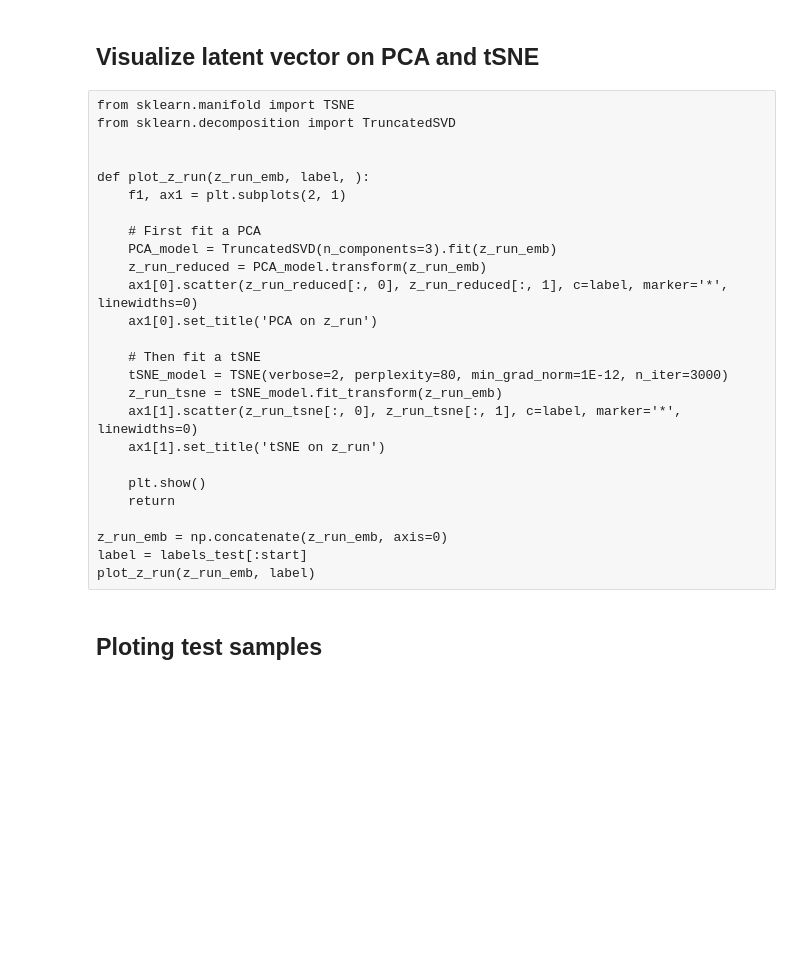
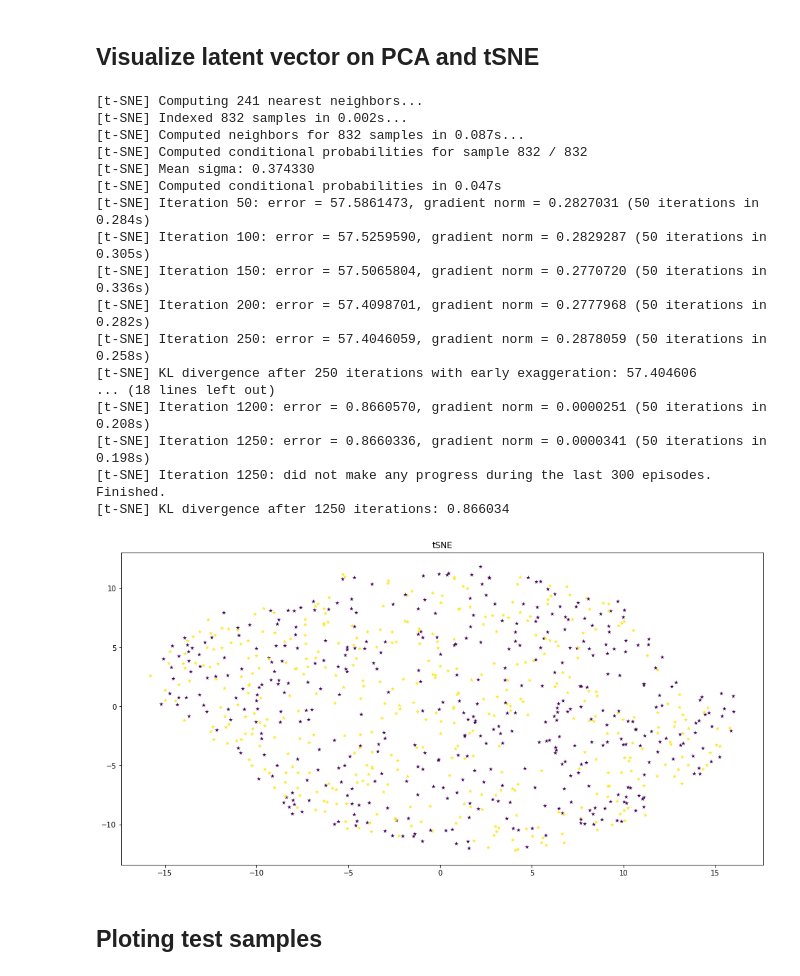
Before and after one commit to Flavio-96/K-AE-for-Time-Series, a Jupyter notebook: jupyter/Autoencoder_for_time_series.ipynb, the cells around one changed output. Drawn from its saved outputs; the diff is of its cells as text; code cells hidden in the pictures; blank space fills up the shorter version.

```diff
--- a/jupyter/Autoencoder_for_time_series.ipynb
+++ b/jupyter/Autoencoder_for_time_series.ipynb
@@ -318,23 +333,23 @@ dataset_configs = {
     },
     'FordA': {
         'num_layers': 2,
-        'hidden_size': 128,
+        'hidden_size': 96,
         'max_grad_norm': 5,
         'batch_size': 64,
-        'learning_rate': .003,
+        'learning_rate': .001,
         'crd': 1,
-        'num_l': 64,
-        'max_iterations': 1000
+        'num_l': 32,
+        'max_iterations': 1500
     },
     'FordB': {
         'num_layers': 2,
-        'hidden_size': 90,
+        'hidden_size': 64,
         'max_grad_norm': 5,
         'batch_size': 64,
         'learning_rate': .005,
         'crd': 1,
-        'num_l': 32,
-        'max_iterations': 1000
+        'num_l': 64,
+        'max_iterations': 1500
     },
     # Doing
     'PhalangesOutlinesCorrect': {
@@ -465,32 +501,46 @@ while start + batch_size <= actual_test_size:
     start += batch_size
 # %% [markdown]
 ## Visualize latent vector on PCA and tSNE
-# %% [raw]
-from sklearn.manifold import TSNE
-from sklearn.decomposition import TruncatedSVD
-
-
-def plot_z_run(z_run_emb, label, ):
-    f1, ax1 = plt.subplots(2, 1)
-
-    # First fit a PCA
-    PCA_model = TruncatedSVD(n_components=3).fit(z_run_emb)
-    z_run_reduced = PCA_model.transform(z_run_emb)
-    ax1[0].scatter(z_run_reduced[:, 0], z_run_reduced[:, 1], c=label, marker='*', linewidths=0)
-    ax1[0].set_title('PCA on z_run')
-
-    # Then fit a tSNE
-    tSNE_model = TSNE(verbose=2, perplexity=80, min_grad_norm=1E-12, n_iter=3000)
-    z_run_tsne = tSNE_model.fit_transform(z_run_emb)
-    ax1[1].scatter(z_run_tsne[:, 0], z_run_tsne[:, 1], c=label, marker='*', linewidths=0)
-    ax1[1].set_title('tSNE on z_run')
-
-    plt.show()
-    return
-
-z_run_emb = np.concatenate(z_run_emb, axis=0)
-label = labels_test[:start]
-plot_z_run(z_run_emb, label)
+# %%
+z_run_emb = np.concatenate(z_run_emb, axis=0)
+# %%
+from sklearn.manifold import TSNE
+from sklearn.decomposition import TruncatedSVD
+
+def tSNE_plot(z_run_emb, label, name):
+
+    # Then fit a tSNE
+    tSNE_model = TSNE(verbose=2, perplexity=80, min_grad_norm=1E-12, n_iter=3000)
+    z_run_tsne = tSNE_model.fit_transform(z_run_emb)
+    plt.scatter(z_run_tsne[:, 0], z_run_tsne[:, 1], c=label, marker='*', linewidths=0)
+    plt.title('tSNE')
+
+    plt.savefig(results_directory+name+".png", format='png', dpi=1000)
+
+    plt.show()
+    return
+
+label = labels_test[:start]
+tSNE_plot(z_run_emb, label, 'tSNE')
+# %% [output]
+[t-SNE] Computing 241 nearest neighbors...
+[t-SNE] Indexed 832 samples in 0.002s...
+[t-SNE] Computed neighbors for 832 samples in 0.087s...
+[t-SNE] Computed conditional probabilities for sample 832 / 832
+[t-SNE] Mean sigma: 0.374330
+[t-SNE] Computed conditional probabilities in 0.047s
+[t-SNE] Iteration 50: error = 57.5861473, gradient norm = 0.2827031 (50 iterations in 0.284s)
+[t-SNE] Iteration 100: error = 57.5259590, gradient norm = 0.2829287 (50 iterations in 0.305s)
+[t-SNE] Iteration 150: error = 57.5065804, gradient norm = 0.2770720 (50 iterations in 0.336s)
+[t-SNE] Iteration 200: error = 57.4098701, gradient norm = 0.2777968 (50 iterations in 0.282s)
+[t-SNE] Iteration 250: error = 57.4046059, gradient norm = 0.2878059 (50 iterations in 0.258s)
+[t-SNE] KL divergence after 250 iterations with early exaggeration: 57.404606
+... (18 lines left out)
+[t-SNE] Iteration 1200: error = 0.8660570, gradient norm = 0.0000251 (50 iterations in 0.208s)
+[t-SNE] Iteration 1250: error = 0.8660336, gradient norm = 0.0000341 (50 iterations in 0.198s)
+[t-SNE] Iteration 1250: did not make any progress during the last 300 episodes. Finished.
+[t-SNE] KL divergence after 1250 iterations: 0.866034
+[figure, added]
 # %% [markdown]
 ## Ploting test samples
 # %%
```
Also changed, not shown: parts of 11 cells of this notebook, 10 other files.
